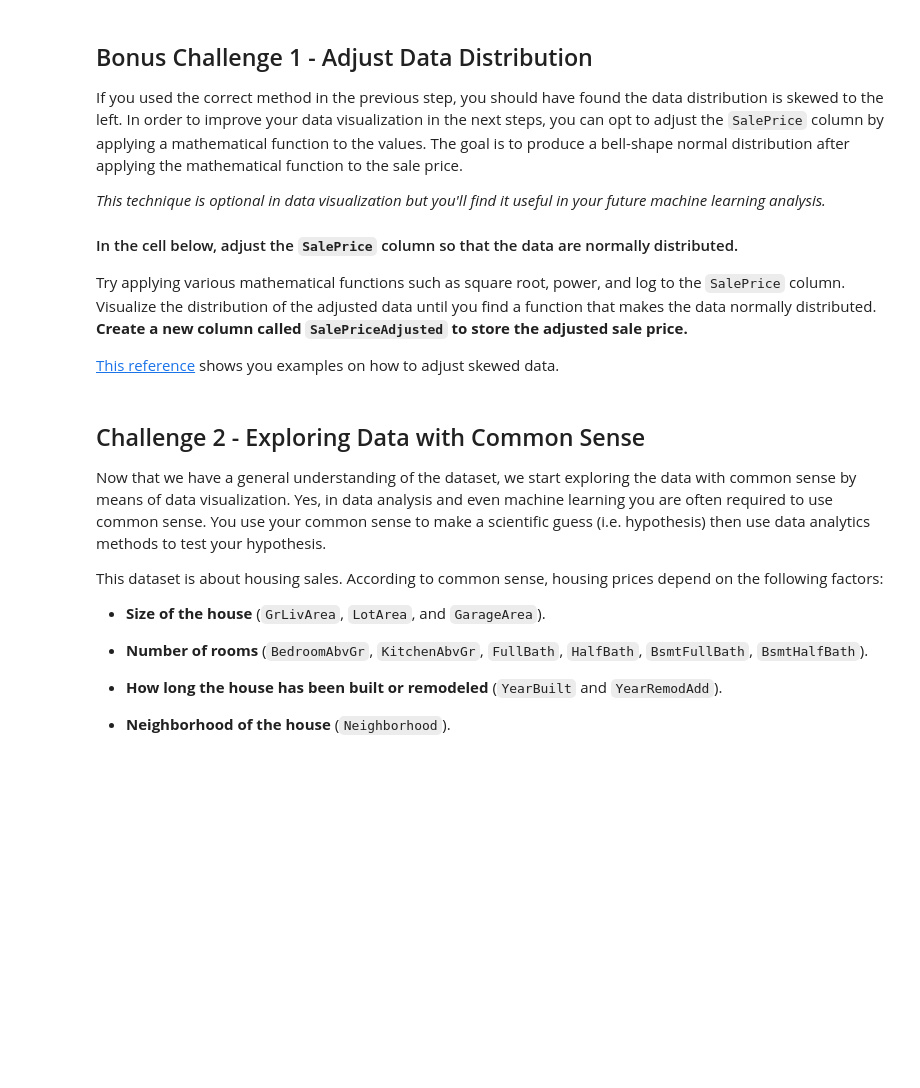
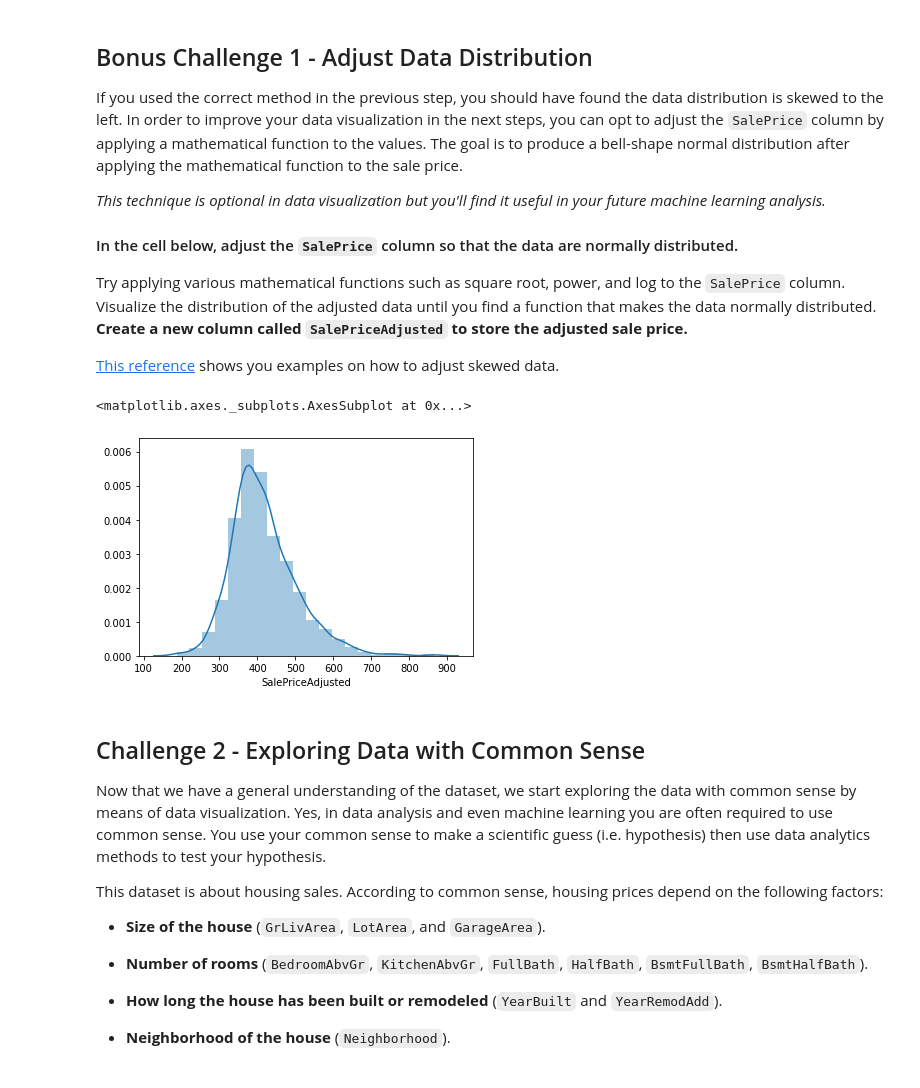
Before and after one commit to ironhack-datalabs/datamad0320, a Jupyter notebook: module-2/lab-storytelling-data-visualization/your-code/main.ipynb, the cells around one changed output. Cells and saved outputs as stored; diff of their text form; code cells hidden in the pictures; blank space fills up the shorter version.

```diff
--- a/module-2/lab-storytelling-data-visualization/your-code/main.ipynb
+++ b/module-2/lab-storytelling-data-visualization/your-code/main.ipynb
@@ -86,3 +104,13 @@ Try applying various mathematical functions such as square root, power, and log
+# %%
+# your code here
+df["SalePriceAdjusted"] = df["SalePrice"].apply(np.sqrt)
+param = stats.norm.fit(df_pow)
+x = np.linspace(0, 20, 100)
+pdf_fitted = stats.norm.pdf(x, *param)
+sns.distplot(df["SalePriceAdjusted"],bins=20,norm_hist=True)
+# %% [output]
+<matplotlib.axes._subplots.AxesSubplot at 0x...>
+[figure, added]
 # %% [markdown]
 ## Challenge 2 - Exploring Data with Common Sense
 
```
Also changed, not shown: parts of 13 cells of this notebook.
